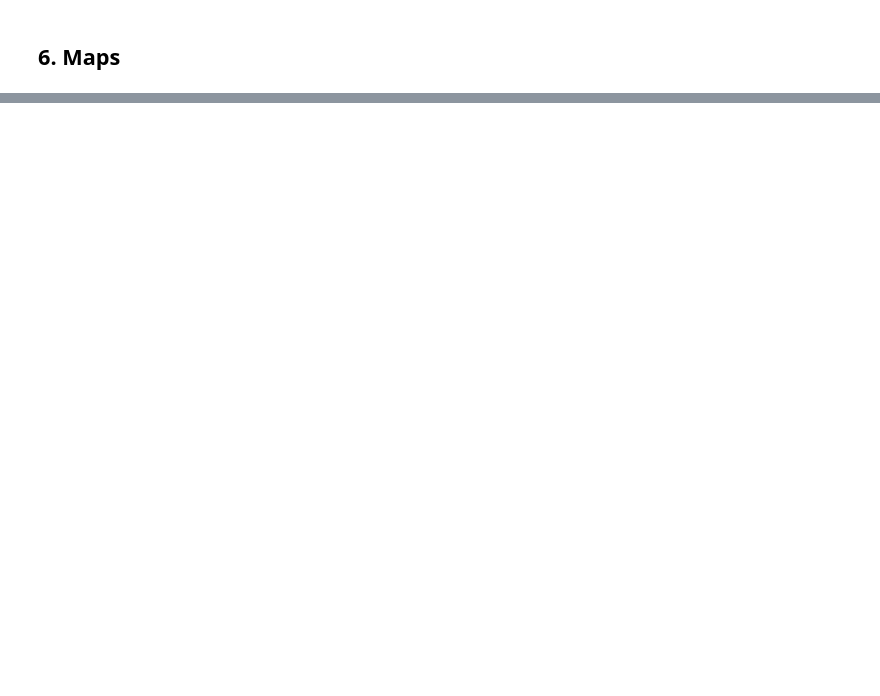
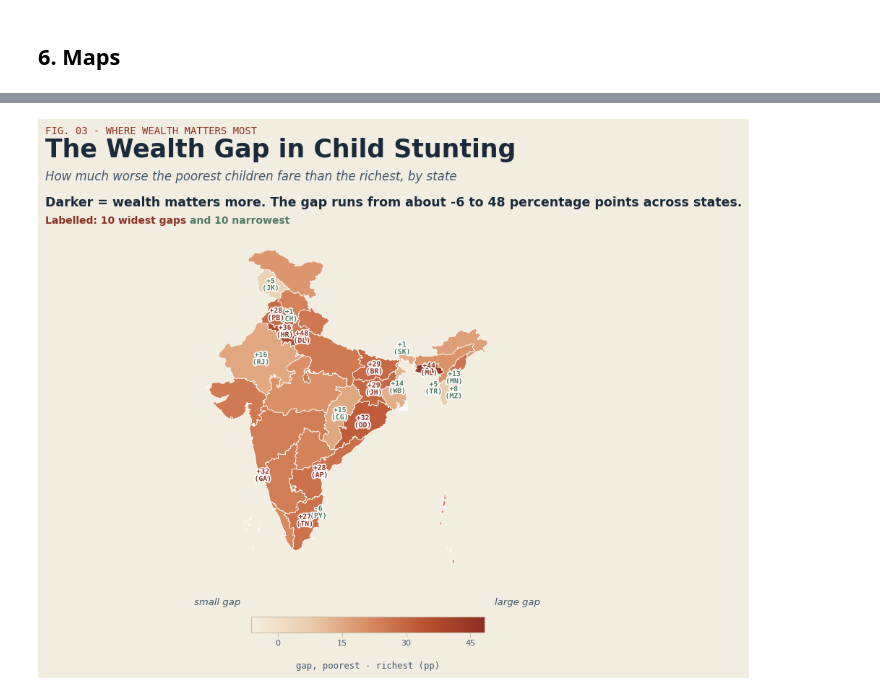
Before and after one commit to NehchalSingh/Lahchen-Maps, a Jupyter notebook: stunting_clean.ipynb, the cells around one changed output, grey strips where cells are left out. Saved outputs shown, nothing was run; the diff lists cells and outputs as text; code cells hidden in the pictures; blank space fills up the shorter version.

Commit message:
Updated figures

```diff
--- a/stunting_clean.ipynb
+++ b/stunting_clean.ipynb
@@ -150,0 +361,92 @@ quick_map(map_data, "gap_pp",
+# %%
+import matplotlib.pyplot as plt
+from matplotlib.colors import LinearSegmentedColormap, Normalize
+from matplotlib.ticker import MaxNLocator
+from matplotlib import patheffects as pe
+import matplotlib as mpl
+import numpy as np
+
+gdf = map_data   # must contain gap_pp. Change if your frame is named differently.
+
+# ---- Lahchen Maps palette ----
+PAPER="#f2ede1"; INK="#1b2a3a"; INKSOFT="#41566b"; RULE="#c9bfa8"
+OXBLOOD="#8c2f24"; GREEN="#4f7a5e"
+ramp = LinearSegmentedColormap.from_list("lahchen",
+        ["#f6efe1","#e9cdac","#d98c63","#b9512f","#8c2f24"])
+HALO = [pe.withStroke(linewidth=2.4, foreground="white")]
+
+STATE_ABBR = {  # states + UTs
+ "andhra pradesh":"AP","arunachal pradesh":"AR","assam":"AS","bihar":"BR","chhattisgarh":"CG",
+ "goa":"GA","gujarat":"GJ","haryana":"HR","himachal pradesh":"HP","jharkhand":"JH",
+ "karnataka":"KA","kerala":"KL","madhya pradesh":"MP","maharashtra":"MH","manipur":"MN",
+ "meghalaya":"ML","mizoram":"MZ","nagaland":"NL","odisha":"OD","orissa":"OD","punjab":"PB",
+ "rajasthan":"RJ","sikkim":"SK","tamil nadu":"TN","telangana":"TG","tripura":"TR",
+ "uttar pradesh":"UP","uttarakhand":"UK","uttaranchal":"UK","west bengal":"WB","delhi":"DL",
+ "nct of delhi":"DL","jammu and kashmir":"JK","jammu & kashmir":"JK","puducherry":"PY",
+ "chandigarh":"CH","andaman and nicobar":"AN","ladakh":"LA","lakshadweep":"LD"}
+def _abbr(n): return STATE_ABBR.get(str(n).strip().lower(), str(n)[:2].upper())
+
+col = "gap_pp"
+d = gdf.dropna(subset=[col]).copy()
+vmin, vmax = d[col].min(), d[col].max()
+hi = d.nlargest(1, col).iloc[0]; lo = d.nsmallest(1, col).iloc[0]
+
+# ---- SAME figure size + map axes as Figure 1 ----
+fig = plt.figure(figsize=(9.5, 12)); fig.patch.set_facecolor(PAPER)
+ax = fig.add_axes([0.04, 0.46, 0.92, 0.40]); ax.set_facecolor(PAPER); ax.axis("off")
+
+gdf.plot(column=col, cmap=ramp, vmin=vmin, vmax=vmax, linewidth=0.5,
+         edgecolor="white", ax=ax,
+         missing_kwds={"color":"#dcd4c2","edgecolor":"white","linewidth":0.5})
+
+# label only top 10 + bottom 10 (value + shorthand), coloured by group
+dd = d.sort_values(col, ascending=False)
+top10 = set(dd.head(10)["name"])   # widest gaps
+bot10 = set(dd.tail(10)["name"])   # narrowest gaps
+
+# nudge a few cramped small states to the right (no leader line)
+NUDGE = {"delhi": (1, 0), "puducherry": (1, 0), "mizoram": (1, 0)}
+
+keep = top10 | bot10
+for _, r in gdf.iterrows():
+    if r["name"] not in keep or r.geometry is None:
+        continue
+    c = r.geometry.centroid
+    label_color = OXBLOOD if r["name"] in top10 else GREEN
+    dx, dy = NUDGE.get(str(r["name"]).strip().lower(), (0, 0))
+    ax.annotate(f"{r[col]:+.0f}\n({_abbr(r['name'])})", (c.x + dx, c.y + dy),
+                ha="center", va="center", fontsize=7, color=label_color,
+                family="monospace", linespacing=1.0, fontweight="bold",
+                path_effects=HALO)
+
+# titles
+fig.text(0.06, 0.975, "FIG. 03 - WHERE WEALTH MATTERS MOST", family="monospace", fontsize=10, color=OXBLOOD)
+fig.text(0.06, 0.948, "The Wealth Gap in Child Stunting", fontsize=25, fontweight="bold", color=INK)
+fig.text(0.06, 0.922, "How much worse the poorest children fare than the richest, by state",
+         fontsize=12, color=INKSOFT, style="italic")
+fig.text(0.06, 0.892, f"Darker = wealth matters more. The gap runs from about "
+         f"{lo[col]:.0f} to {hi[col]:.0f} percentage points across states.",
+         fontsize=12.5, color=INK, fontweight="bold")
+
+# legend for the label colours
+fig.text(0.06, 0.872, "Labelled: 10 widest gaps", fontsize=10,
+         color=OXBLOOD, fontweight="bold")
+fig.text(0.27, 0.872, "and 10 narrowest", fontsize=10,
+         color=GREEN, fontweight="bold")
+
+# ---- SAME colourbar axes as Figure 1 ----
+cax = fig.add_axes([0.36, 0.40, 0.34, 0.018])
+cb = mpl.colorbar.ColorbarBase(cax, cmap=ramp, norm=Normalize(vmin, vmax),
+                               orientation="horizontal")
+cb.outline.set_edgecolor(RULE)
+ticks = MaxNLocator(nbins=5, prune="both").tick_values(vmin, vmax)
+cb.set_ticks([t for t in ticks if vmin<=t<=vmax])
+cb.ax.tick_params(labelsize=8, color=RULE, labelcolor=INKSOFT, length=4, pad=3)
+fig.text(0.345, 0.432, "small gap", fontsize=9.5, color=INKSOFT, ha="right", style="italic")
+fig.text(0.715, 0.432, "large gap",  fontsize=9.5, color=INKSOFT, ha="left",  style="italic")
+fig.text(0.53, 0.358, "gap, poorest - richest (pp)", fontsize=8.8, color=INKSOFT, ha="center", family="monospace")
+
+plt.savefig("fig2_gap_map.png", dpi=400, bbox_inches="tight", facecolor=PAPER)
+plt.show()
+# %% [output]
+[figure, added]
```
Also changed, not shown: parts of 8 cells of this notebook, 4 other files.
